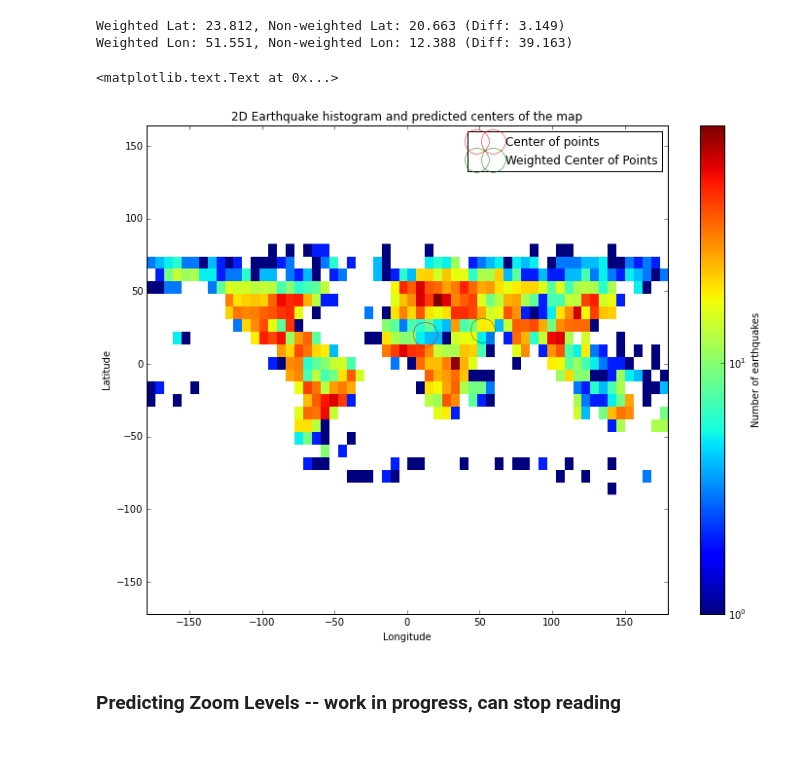
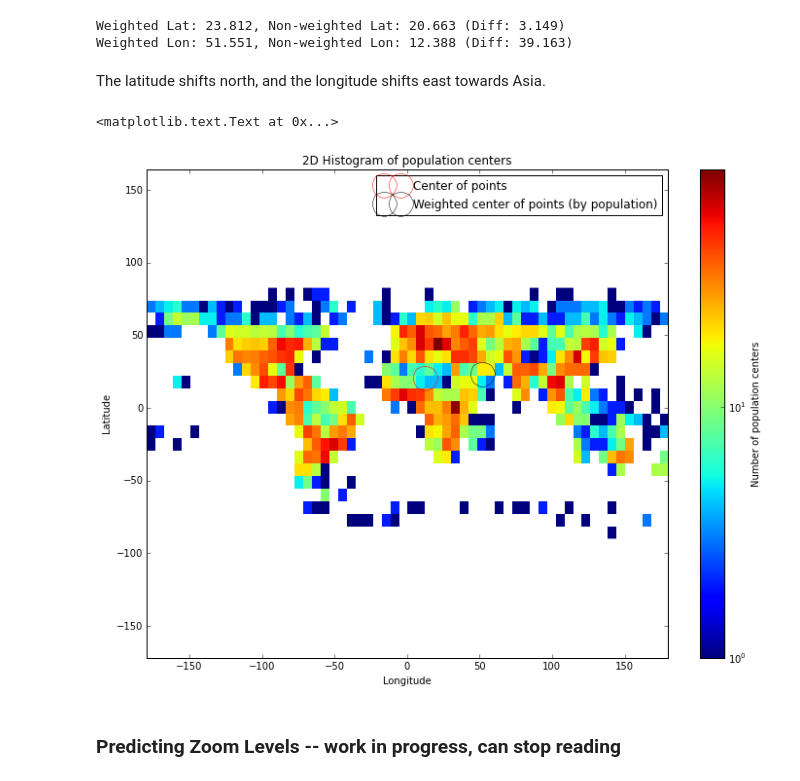
Before and after one commit to andy-esch/tilemath, a Jupyter notebook: dataInformedView.ipynb, the cells around one changed output. Drawn from its saved outputs; the diff is of its cells as text; code cells hidden in the pictures; blank space fills up the shorter version.

```diff
--- a/dataInformedView.ipynb
+++ b/dataInformedView.ipynb
@@ -239,25 +239,27 @@ print "Weighted Lon: %0.3f, Non-weighted Lon: %0.3f (Diff: %0.3f)" % (w_lon,com_
 # %% [output]
 Weighted Lat: 23.812, Non-weighted Lat: 20.663 (Diff: 3.149)
 Weighted Lon: 51.551, Non-weighted Lon: 12.388 (Diff: 39.163)
+# %% [markdown]
+The latitude shifts north, and the longitude shifts east towards Asia.
 # %%
 from matplotlib.colors import LogNorm
 fig = plt.figure(figsize=(12, 9), dpi=96)
 ax = plt.hist2d(pop_places.longitude,pop_places.latitude,bins=[60,20],norm=LogNorm());
 axes().set_aspect('equal', 'datalim')
 
 plt.plot(com_lon,com_lat,'o',ms=25,mfc='none',mec='r')
-plt.plot(w_lon,w_lat,'o',ms=25,mfc='none',mec='g')
+plt.plot(w_lon,w_lat,'o',ms=25,mfc='none',mec='k')
 
-plt.legend(["Center of points","Weighted Center of Points"])
+plt.legend(["Center of points","Weighted center of points (by population)"])
 
 plt.xlabel("Longitude")
 plt.ylabel("Latitude")
 cbar = plt.colorbar()
-cbar.ax.set_ylabel("Number of earthquakes")
-title("2D Earthquake histogram and predicted centers of the map")
+cbar.ax.set_ylabel("Number of population centers")
+title("2D Histogram of population centers")
 # %% [output]
 <matplotlib.text.Text at 0x...>
-[figure, old version]
+[figure, new version]
 # %% [markdown]
 ### Predicting Zoom Levels -- work in progress, can stop reading
 # %% [markdown]
```
